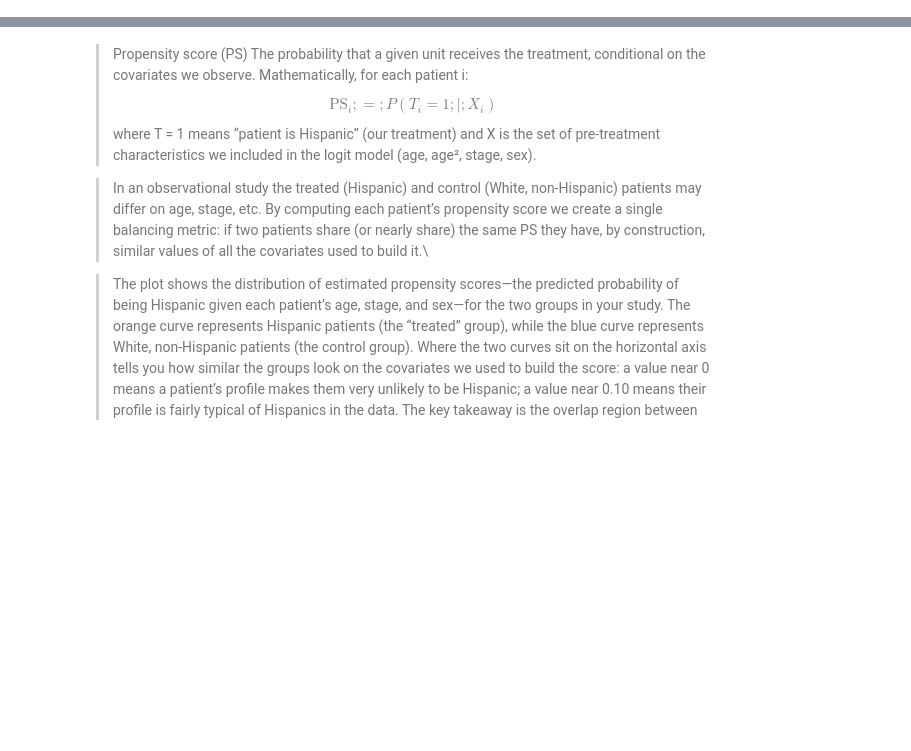
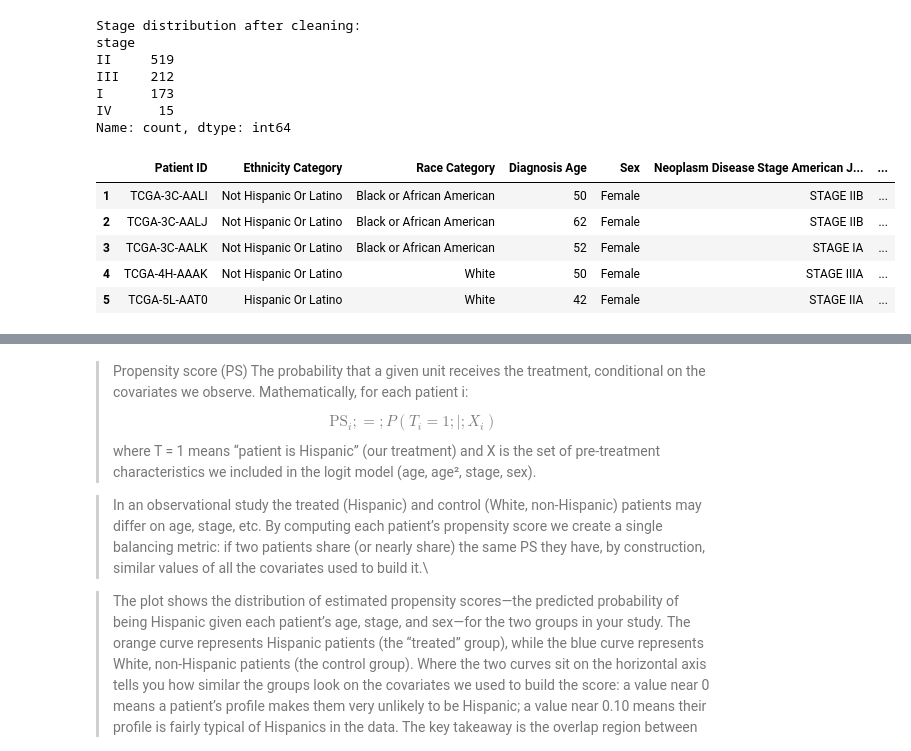
Before and after one commit to syedhumarahim/Breast_Cancer_Analysis, a Jupyter notebook: causal_analysis_black.ipynb, the cells around one changed output, grey strips where cells are left out. Saved outputs shown, nothing was run; the diff lists cells and outputs as text; code cells hidden in the pictures; blank space fills up the shorter version.

```diff
--- a/causal_analysis_black.ipynb
+++ b/causal_analysis_black.ipynb
@@ -99 +116,21 @@ df_causal["stage"].value_counts()
+# %%
+# Quick check
+print("\nStage distribution after cleaning:")
+print(df_causal["stage"].value_counts())
+
+display(df_causal.head())
+# %% [output]
+Stage distribution after cleaning:
+stage
+II     519
+III    212
+I      173
+IV      15
+Name: count, dtype: int64
+|  | Patient ID | Ethnicity Category | Race Category | Diagnosis Age | Sex | Neoplasm Disease Stage American J... | ... |
+| 1 | TCGA-3C-AALI | Not Hispanic Or Latino | Black or African American | 50 | Female | STAGE IIB | ... |
+| 2 | TCGA-3C-AALJ | Not Hispanic Or Latino | Black or African American | 62 | Female | STAGE IIB | ... |
+| 3 | TCGA-3C-AALK | Not Hispanic Or Latino | Black or African American | 52 | Female | STAGE IA | ... |
+| 4 | TCGA-4H-AAAK | Not Hispanic Or Latino | White | 50 | Female | STAGE IIIA | ... |
+| 5 | TCGA-5L-AAT0 | Hispanic Or Latino | White | 42 | Female | STAGE IIA | ... |
 # %%
```
Also changed, not shown: parts of 18 cells of this notebook.
